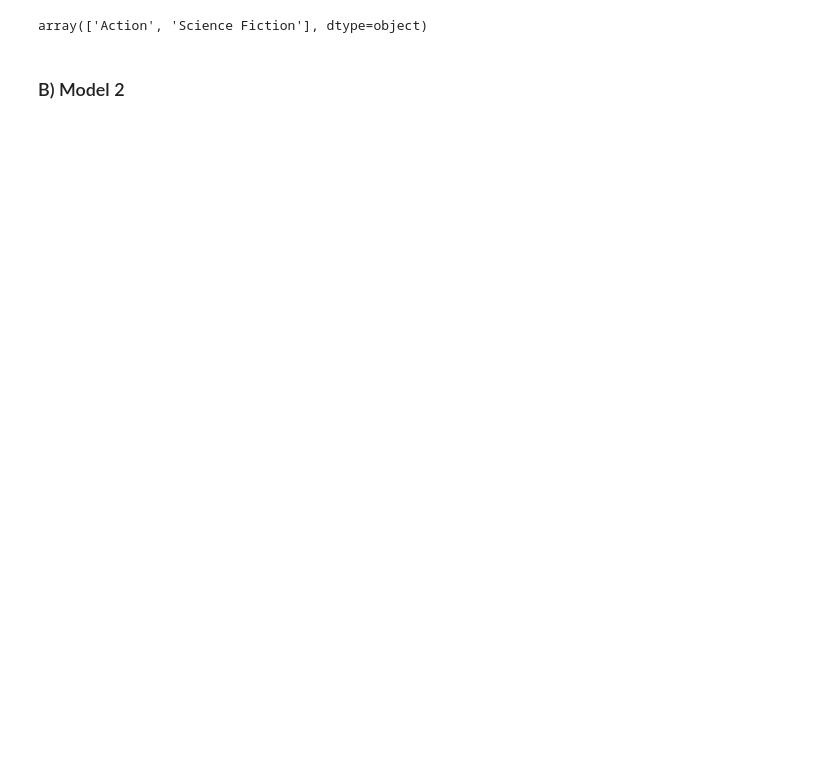
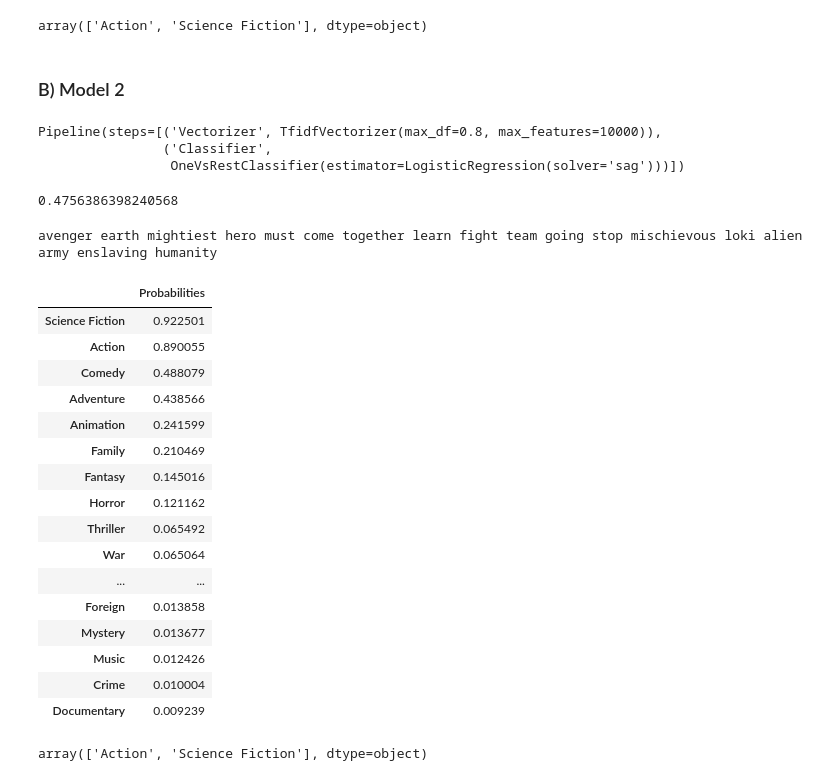
Before and after one commit to alexandrosanat/movie-genre-prediction, a Jupyter notebook: model_training.ipynb, the cells around one changed output. Cells and saved outputs as stored; diff of their text form; code cells hidden in the pictures; blank space fills up the shorter version.

Commit message:
Train model in pipeline

```diff
--- a/model_training.ipynb
+++ b/model_training.ipynb
@@ -349,0 +347,12 @@ array(['Action', 'Science Fiction'], dtype=object)
+# %%
+lr = LogisticRegression(solver='sag')
+clf = OneVsRestClassifier(lr)
+# %%
+clf_pipeline = Pipeline([('Vectorizer', tfidf_vectorizer),
+                         ('Classifier', clf)])
+# %%
+clf_pipeline.fit(X_train, y_train)
+# %% [output]
+Pipeline(steps=[('Vectorizer', TfidfVectorizer(max_df=0.8, max_features=10000)),
+                ('Classifier',
+                 OneVsRestClassifier(estimator=LogisticRegression(solver='sag')))])
@@ -349,0 +362,35 @@ array(['Action', 'Science Fiction'], dtype=object)
+# %%
+# evaluate performance
+f1_score(y_test, y_pred_test, average="micro")
+# %% [output]
+0.4756386398240568
+# %%
+title = 'Avengers'
+plot = 'Earths mightiest heroes must come together and learn to fight as a team if they are going to stop the mischievous Loki and his alien army from enslaving humanity.'
+
+processed_data = tp.transform_text(title, plot)
+print(processed_data)
+# %% [output]
+avenger earth mightiest hero must come together learn fight team going stop mischievous loki alien army enslaving humanity
+# %%
+probabilities = clf_pipeline.predict_proba([processed_data])
+probabilities_df = pd.DataFrame(probabilities, index=['Probabilities'], columns=multilabel_binarizer.classes_).T
+probabilities_df.sort_values(by='Probabilities', ascending=False)
+# %% [output]
+|  | Probabilities |
+| Science Fiction | 0.922501 |
+| Action | 0.890055 |
+| Comedy | 0.488079 |
+| Adventure | 0.438566 |
+| Animation | 0.241599 |
+| Family | 0.210469 |
+| Fantasy | 0.145016 |
+| Horror | 0.121162 |
+| Thriller | 0.065492 |
+| War | 0.065064 |
+| ... | ... |
+| Foreign | 0.013858 |
+| Mystery | 0.013677 |
+| Music | 0.012426 |
+| Crime | 0.010004 |
+| Documentary | 0.009239 |
@@ -349,0 +400,4 @@ array(['Action', 'Science Fiction'], dtype=object)
+# %%
+multilabel_binarizer.classes_[top_genres[0] > 0]
+# %% [output]
+array(['Action', 'Science Fiction'], dtype=object)
```
Also changed, not shown: parts of 9 cells of this notebook.
